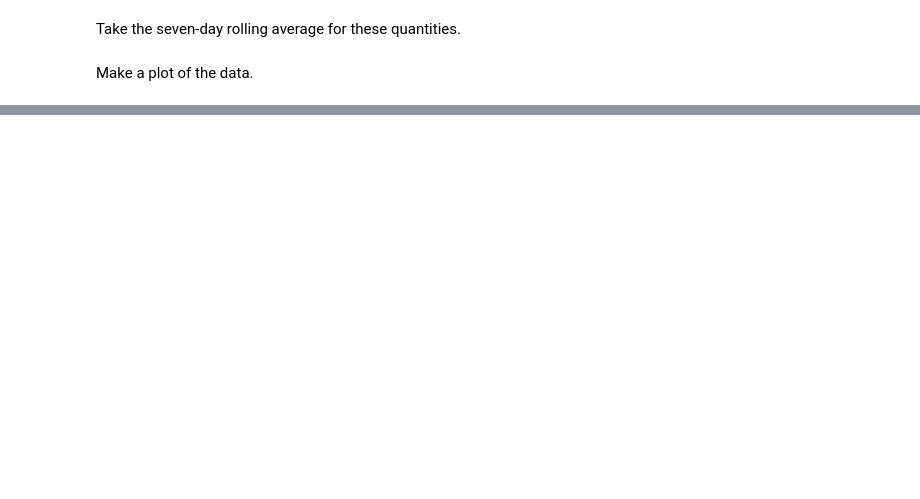
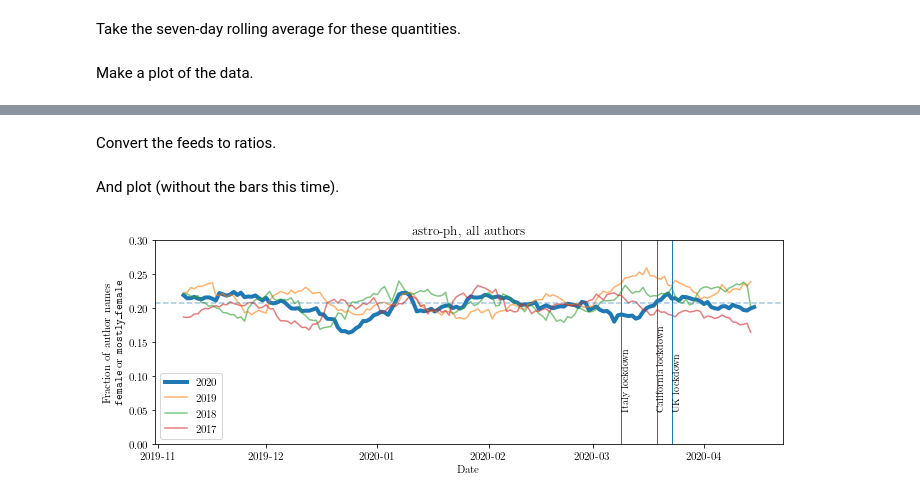
Before and after one commit to itrharrison/arxiv-ratio, a Jupyter notebook: arxiv-ratio.ipynb, the cells around one changed output, grey strips where cells are left out. Saved outputs shown, nothing was run; the diff lists cells and outputs as text; code cells hidden in the pictures; blank space fills up the shorter version.

Commit message:
added multi year, first authors

```diff
--- a/arxiv-ratio.ipynb
+++ b/arxiv-ratio.ipynb
@@ -146,0 +220,5 @@ plt.show()
+# %%
+feed_2020 = get_arXiv_data(cat='astro-ph.*', start_date='201911010000', end_date='202004230000', max_results=10000)
+feed_2019 = get_arXiv_data(cat='astro-ph.*', start_date='201811010000', end_date='201904230000', max_results=10000)
+feed_2018 = get_arXiv_data(cat='astro-ph.*', start_date='201711010000', end_date='201804230000', max_results=10000)
+feed_2017 = get_arXiv_data(cat='astro-ph.*', start_date='201611010000', end_date='201704230000', max_results=10000)
@@ -146,0 +230,32 @@ plt.show()
+# %% [markdown]
+Convert the feeds to ratios.
+# %%
+dates_2020, frac_2020 = ratio_from_feed(feed_2020, smoothing_days=14)
+dates_2019, frac_2019 = ratio_from_feed(feed_2019, smoothing_days=14)
+dates_2018, frac_2018 = ratio_from_feed(feed_2018, smoothing_days=14)
+dates_2017, frac_2017 = ratio_from_feed(feed_2017, smoothing_days=14)
+# %% [markdown]
+And plot (without the bars this time).
+# %%
+plt.figure(2, figsize=(2.5*4.5, 3.75))
+plt.title('astro-ph, all authors')
+plt.plot(dates_2020, frac_2020, '-', label='2020', lw=4)
+plt.plot(dates_2019 + np.timedelta64(365, 'D'), frac_2019, '-', label='2019', alpha=0.6)
+plt.plot(dates_2018 + np.timedelta64(2*365, 'D'), frac_2018, '-', label='2018', alpha=0.6)
+plt.plot(dates_2017 + np.timedelta64(3*365, 'D'), frac_2017, '-', label='2017', alpha=0.6)
+plt.axvline(np.datetime64('2020-03-23'),lw=1)
+plt.text(np.datetime64('2020-03-23'), 0.05, 'UK lockdown', rotation=90, fontsize=10)
+plt.axvline(np.datetime64('2020-03-09'), lw=1)
+plt.text(np.datetime64('2020-03-09'), 0.05, 'Italy lockdown', rotation=90, fontsize=10)
+plt.axvline(np.datetime64('2020-03-19'), lw=1)
+plt.text(np.datetime64('2020-03-19'), 0.05, 'California lockdown', rotation=90, fontsize=10)
+plt.legend()
+plt.xlabel('Date')
+plt.ylabel('Number of author names')
+plt.axhline(np.concatenate([frac_2017, frac_2018, frac_2019, frac_2020]).mean(), linestyle='dashed', alpha=0.4)
+plt.ylim([0,0.3])
+plt.ylabel('Fraction of author names \n \\texttt{female} or \\texttt{mostly\_female}')
+plt.savefig('astro-ph_author_gender_years.png', dpi=300, bbox_inches='tight')
+plt.show()
+# %% [output]
+[figure, added]
```
Also changed, not shown: parts of 11 cells of this notebook, 3 other files.
